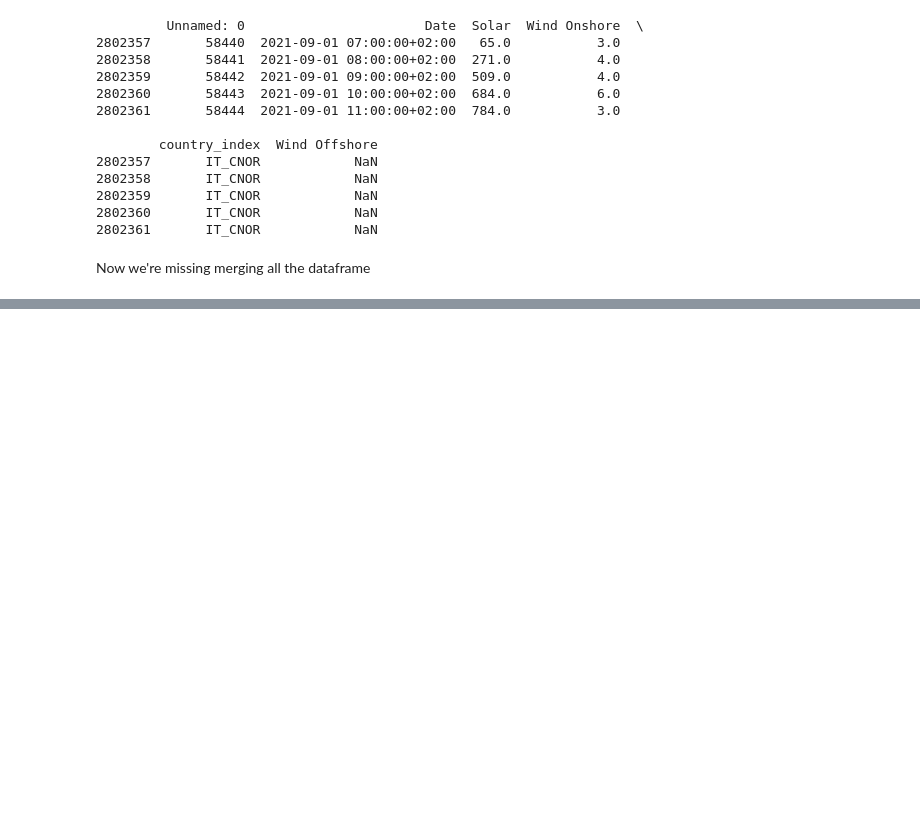
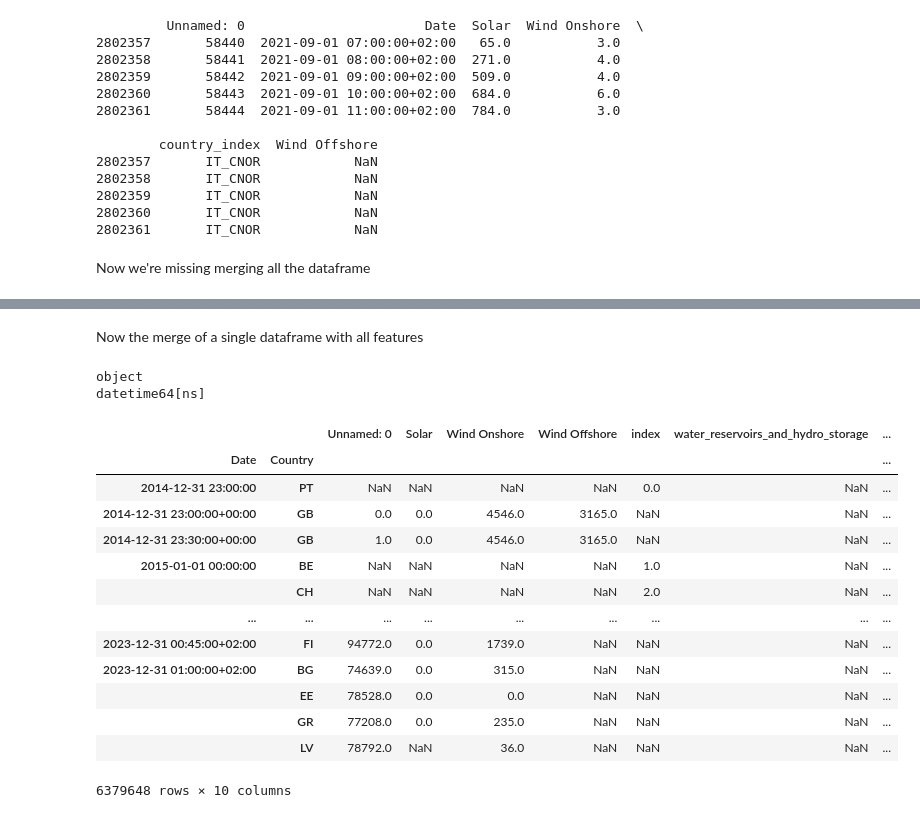
Before and after one commit to hertiemlteam/machine_learning, a Jupyter notebook: modeling_notebook.ipynb, the cells around one changed output, grey strips where cells are left out. Drawn from its saved outputs; the diff is of its cells as text; code cells hidden in the pictures; blank space fills up the shorter version.

```diff
--- a/modeling_notebook.ipynb
+++ b/modeling_notebook.ipynb
@@ -176,2 +188,2 @@ df4
 # %%
-df5 =
+df5.dtypes
@@ -177,0 +218,35 @@ df5 =
+# %%
+df4 = df4.reset_index()
+
+# Resetting the index for df5
+df5 = df5.reset_index()
+# %%
+df4 = df4.set_index(['Date', 'Country'])
+df5 = df5.set_index(['Date', 'Country'])
+# %% [markdown]
+Now the merge of a single dataframe with all features
+# %%
+print(df4.index.get_level_values('Date').dtype)
+print(df5.index.get_level_values('Date').dtype)
+# %% [output]
+object
+datetime64[ns]
+# %%
+all_featuresdf = pd.merge(df4, df5, left_index=True, right_index=True, how='outer')
+# %%
+all_featuresdf
+# %% [output]
+|  |  | Unnamed: 0 | Solar | Wind Onshore | Wind Offshore | index | water_reservoirs_and_hydro_storage | ... |
+| Date | Country |  |  |  |  |  |  | ... |
+| 2014-12-31 23:00:00 | PT | NaN | NaN | NaN | NaN | 0.0 | NaN | ... |
+| 2014-12-31 23:00:00+00:00 | GB | 0.0 | 0.0 | 4546.0 | 3165.0 | NaN | NaN | ... |
+| 2014-12-31 23:30:00+00:00 | GB | 1.0 | 0.0 | 4546.0 | 3165.0 | NaN | NaN | ... |
+| 2015-01-01 00:00:00 | BE | NaN | NaN | NaN | NaN | 1.0 | NaN | ... |
+|  | CH | NaN | NaN | NaN | NaN | 2.0 | NaN | ... |
+| ... | ... | ... | ... | ... | ... | ... | ... | ... |
+| 2023-12-31 00:45:00+02:00 | FI | 94772.0 | 0.0 | 1739.0 | NaN | NaN | NaN | ... |
+| 2023-12-31 01:00:00+02:00 | BG | 74639.0 | 0.0 | 315.0 | NaN | NaN | NaN | ... |
+|  | EE | 78528.0 | 0.0 | 0.0 | NaN | NaN | NaN | ... |
+|  | GR | 77208.0 | 0.0 | 235.0 | NaN | NaN | NaN | ... |
+|  | LV | 78792.0 | NaN | 36.0 | NaN | NaN | NaN | ... |
+6379648 rows × 10 columns
```
Also changed, not shown: parts of 9 cells of this notebook.
